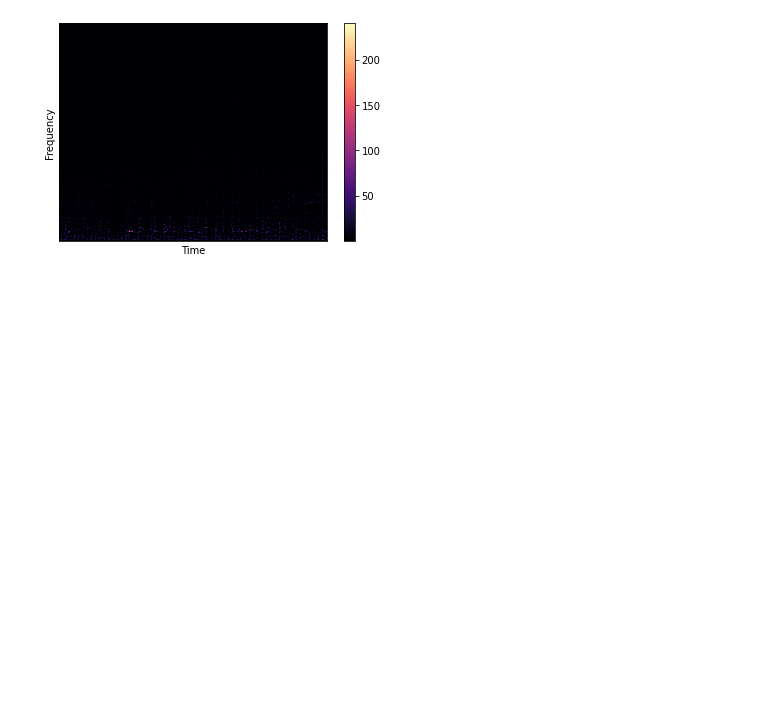
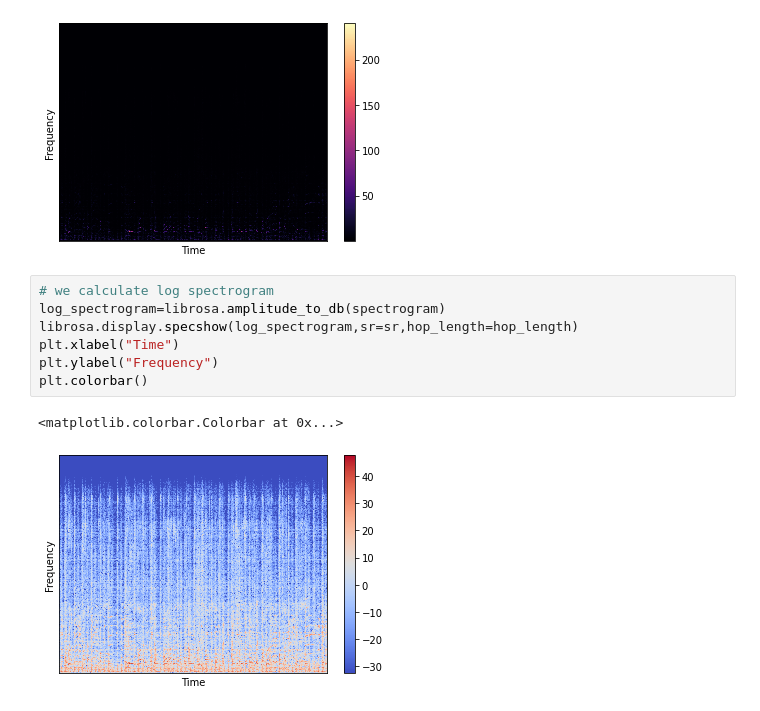
Before and after one commit to touseefashraf/dl_for_audio, a Jupyter notebook: preprocessing audio for DL.ipynb, the cells around one changed output. Drawn from its saved outputs; the diff is of its cells as text; blank space fills up the shorter version.

```diff
--- a/preprocessing audio for DL.ipynb
+++ b/preprocessing audio for DL.ipynb
@@ -58,3 +58,13 @@ plt.colorbar()
 # %% [output]
 <matplotlib.colorbar.Colorbar at 0x...>
 [figure]
+# %%
+# we calculate log spectrogram
+log_spectrogram=librosa.amplitude_to_db(spectrogram)
+librosa.display.specshow(log_spectrogram,sr=sr,hop_length=hop_length)
+plt.xlabel("Time")
+plt.ylabel("Frequency")
+plt.colorbar()
+# %% [output]
+<matplotlib.colorbar.Colorbar at 0x...>
+[figure, added]
```
